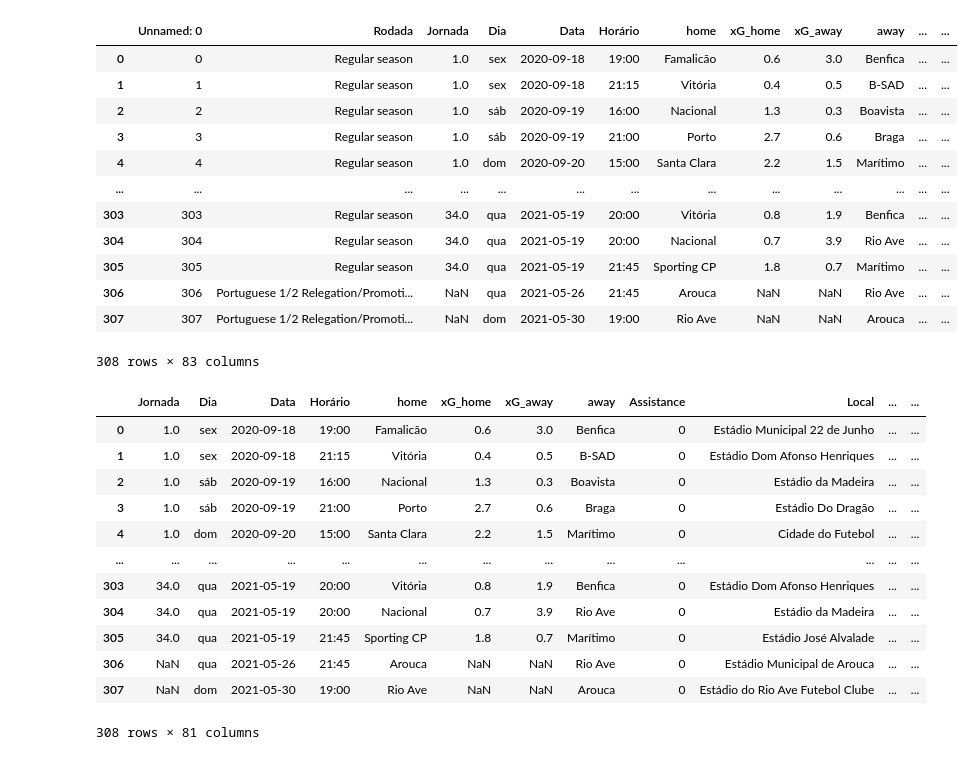
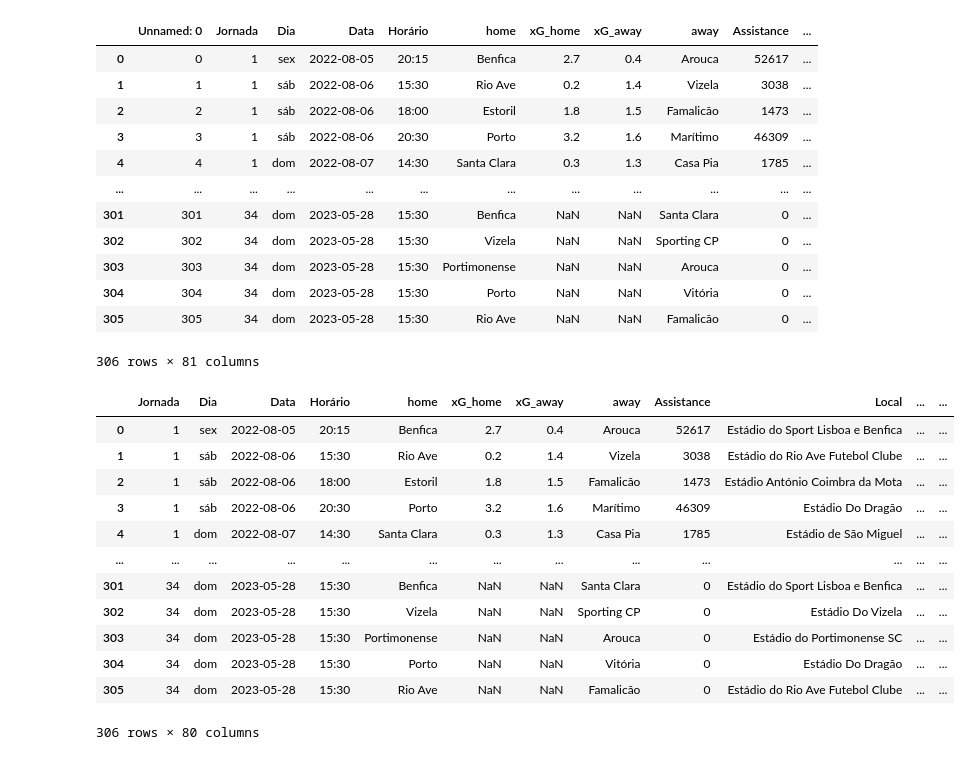
Before and after one commit to JoaoCaldas122/datamining-tp, a Jupyter notebook: eliminar.ipynb, the cells around one changed output. Cells and saved outputs as stored; diff of their text form; code cells hidden in the pictures.

```diff
--- a/eliminar.ipynb
+++ b/eliminar.ipynb
@@ -1,44 +1,44 @@
 # %%
 import pandas as pd
 
 
-df = pd.read_csv('fbref/dataset_202021.csv')
+df = pd.read_csv('fbref/dataset_202223.csv')
 
 df
 
 # df.to_csv('merged_treinofinal.csv', index=False)
 # %% [output]
-|  | Unnamed: 0 | Rodada | Jornada | Dia | Data | Horário | home | xG_home | xG_away | away | ... | ... |
-| 0 | 0 | Regular season | 1.0 | sex | 2020-09-18 | 19:00 | Famalicão | 0.6 | 3.0 | Benfica | ... | ... |
-| 1 | 1 | Regular season | 1.0 | sex | 2020-09-18 | 21:15 | Vitória | 0.4 | 0.5 | B-SAD | ... | ... |
-| 2 | 2 | Regular season | 1.0 | sáb | 2020-09-19 | 16:00 | Nacional | 1.3 | 0.3 | Boavista | ... | ... |
-| 3 | 3 | Regular season | 1.0 | sáb | 2020-09-19 | 21:00 | Porto | 2.7 | 0.6 | Braga | ... | ... |
-| 4 | 4 | Regular season | 1.0 | dom | 2020-09-20 | 15:00 | Santa Clara | 2.2 | 1.5 | Marítimo | ... | ... |
-| ... | ... | ... | ... | ... | ... | ... | ... | ... | ... | ... | ... | ... |
-| 303 | 303 | Regular season | 34.0 | qua | 2021-05-19 | 20:00 | Vitória | 0.8 | 1.9 | Benfica | ... | ... |
-| 304 | 304 | Regular season | 34.0 | qua | 2021-05-19 | 20:00 | Nacional | 0.7 | 3.9 | Rio Ave | ... | ... |
-| 305 | 305 | Regular season | 34.0 | qua | 2021-05-19 | 21:45 | Sporting CP | 1.8 | 0.7 | Marítimo | ... | ... |
-| 306 | 306 | Portuguese 1/2 Relegation/Promoti... | NaN | qua | 2021-05-26 | 21:45 | Arouca | NaN | NaN | Rio Ave | ... | ... |
-| 307 | 307 | Portuguese 1/2 Relegation/Promoti... | NaN | dom | 2021-05-30 | 19:00 | Rio Ave | NaN | NaN | Arouca | ... | ... |
+|  | Unnamed: 0 | Jornada | Dia | Data | Horário | home | xG_home | xG_away | away | Assistance | ... |
+| 0 | 0 | 1 | sex | 2022-08-05 | 20:15 | Benfica | 2.7 | 0.4 | Arouca | 52617 | ... |
+| 1 | 1 | 1 | sáb | 2022-08-06 | 15:30 | Rio Ave | 0.2 | 1.4 | Vizela | 3038 | ... |
+| 2 | 2 | 1 | sáb | 2022-08-06 | 18:00 | Estoril | 1.8 | 1.5 | Famalicão | 1473 | ... |
+| 3 | 3 | 1 | sáb | 2022-08-06 | 20:30 | Porto | 3.2 | 1.6 | Marítimo | 46309 | ... |
+| 4 | 4 | 1 | dom | 2022-08-07 | 14:30 | Santa Clara | 0.3 | 1.3 | Casa Pia | 1785 | ... |
+| ... | ... | ... | ... | ... | ... | ... | ... | ... | ... | ... | ... |
+| 301 | 301 | 34 | dom | 2023-05-28 | 15:30 | Benfica | NaN | NaN | Santa Clara | 0 | ... |
+| 302 | 302 | 34 | dom | 2023-05-28 | 15:30 | Vizela | NaN | NaN | Sporting CP | 0 | ... |
+| 303 | 303 | 34 | dom | 2023-05-28 | 15:30 | Portimonense | NaN | NaN | Arouca | 0 | ... |
+| 304 | 304 | 34 | dom | 2023-05-28 | 15:30 | Porto | NaN | NaN | Vitória | 0 | ... |
+| 305 | 305 | 34 | dom | 2023-05-28 | 15:30 | Rio Ave | NaN | NaN | Famalicão | 0 | ... |
-308 rows × 83 columns
+306 rows × 81 columns
 # %%
-df = df.iloc[:, 2:]
+df = df.iloc[:, 1:]
 
 df
 # %% [output]
 |  | Jornada | Dia | Data | Horário | home | xG_home | xG_away | away | Assistance | Local | ... | ... |
-| 0 | 1.0 | sex | 2020-09-18 | 19:00 | Famalicão | 0.6 | 3.0 | Benfica | 0 | Estádio Municipal 22 de Junho | ... | ... |
-| 1 | 1.0 | sex | 2020-09-18 | 21:15 | Vitória | 0.4 | 0.5 | B-SAD | 0 | Estádio Dom Afonso Henriques | ... | ... |
-| 2 | 1.0 | sáb | 2020-09-19 | 16:00 | Nacional | 1.3 | 0.3 | Boavista | 0 | Estádio da Madeira | ... | ... |
-| 3 | 1.0 | sáb | 2020-09-19 | 21:00 | Porto | 2.7 | 0.6 | Braga | 0 | Estádio Do Dragão | ... | ... |
-| 4 | 1.0 | dom | 2020-09-20 | 15:00 | Santa Clara | 2.2 | 1.5 | Marítimo | 0 | Cidade do Futebol | ... | ... |
+| 0 | 1 | sex | 2022-08-05 | 20:15 | Benfica | 2.7 | 0.4 | Arouca | 52617 | Estádio do Sport Lisboa e Benfica | ... | ... |
+| 1 | 1 | sáb | 2022-08-06 | 15:30 | Rio Ave | 0.2 | 1.4 | Vizela | 3038 | Estádio do Rio Ave Futebol Clube | ... | ... |
+| 2 | 1 | sáb | 2022-08-06 | 18:00 | Estoril | 1.8 | 1.5 | Famalicão | 1473 | Estádio António Coimbra da Mota | ... | ... |
+| 3 | 1 | sáb | 2022-08-06 | 20:30 | Porto | 3.2 | 1.6 | Marítimo | 46309 | Estádio Do Dragão | ... | ... |
+| 4 | 1 | dom | 2022-08-07 | 14:30 | Santa Clara | 0.3 | 1.3 | Casa Pia | 1785 | Estádio de São Miguel | ... | ... |
 | ... | ... | ... | ... | ... | ... | ... | ... | ... | ... | ... | ... | ... |
-| 303 | 34.0 | qua | 2021-05-19 | 20:00 | Vitória | 0.8 | 1.9 | Benfica | 0 | Estádio Dom Afonso Henriques | ... | ... |
-| 304 | 34.0 | qua | 2021-05-19 | 20:00 | Nacional | 0.7 | 3.9 | Rio Ave | 0 | Estádio da Madeira | ... | ... |
-| 305 | 34.0 | qua | 2021-05-19 | 21:45 | Sporting CP | 1.8 | 0.7 | Marítimo | 0 | Estádio José Alvalade | ... | ... |
-| 306 | NaN | qua | 2021-05-26 | 21:45 | Arouca | NaN | NaN | Rio Ave | 0 | Estádio Municipal de Arouca | ... | ... |
-| 307 | NaN | dom | 2021-05-30 | 19:00 | Rio Ave | NaN | NaN | Arouca | 0 | Estádio do Rio Ave Futebol Clube | ... | ... |
+| 301 | 34 | dom | 2023-05-28 | 15:30 | Benfica | NaN | NaN | Santa Clara | 0 | Estádio do Sport Lisboa e Benfica | ... | ... |
+| 302 | 34 | dom | 2023-05-28 | 15:30 | Vizela | NaN | NaN | Sporting CP | 0 | Estádio Do Vizela | ... | ... |
+| 303 | 34 | dom | 2023-05-28 | 15:30 | Portimonense | NaN | NaN | Arouca | 0 | Estádio do Portimonense SC | ... | ... |
+| 304 | 34 | dom | 2023-05-28 | 15:30 | Porto | NaN | NaN | Vitória | 0 | Estádio Do Dragão | ... | ... |
+| 305 | 34 | dom | 2023-05-28 | 15:30 | Rio Ave | NaN | NaN | Famalicão | 0 | Estádio do Rio Ave Futebol Clube | ... | ... |
-308 rows × 81 columns
+306 rows × 80 columns
 # %%
 df = df.iloc[:-2,:]
 # %%
```
Also changed, not shown: parts of 1 cell of this notebook, 2 other files.
